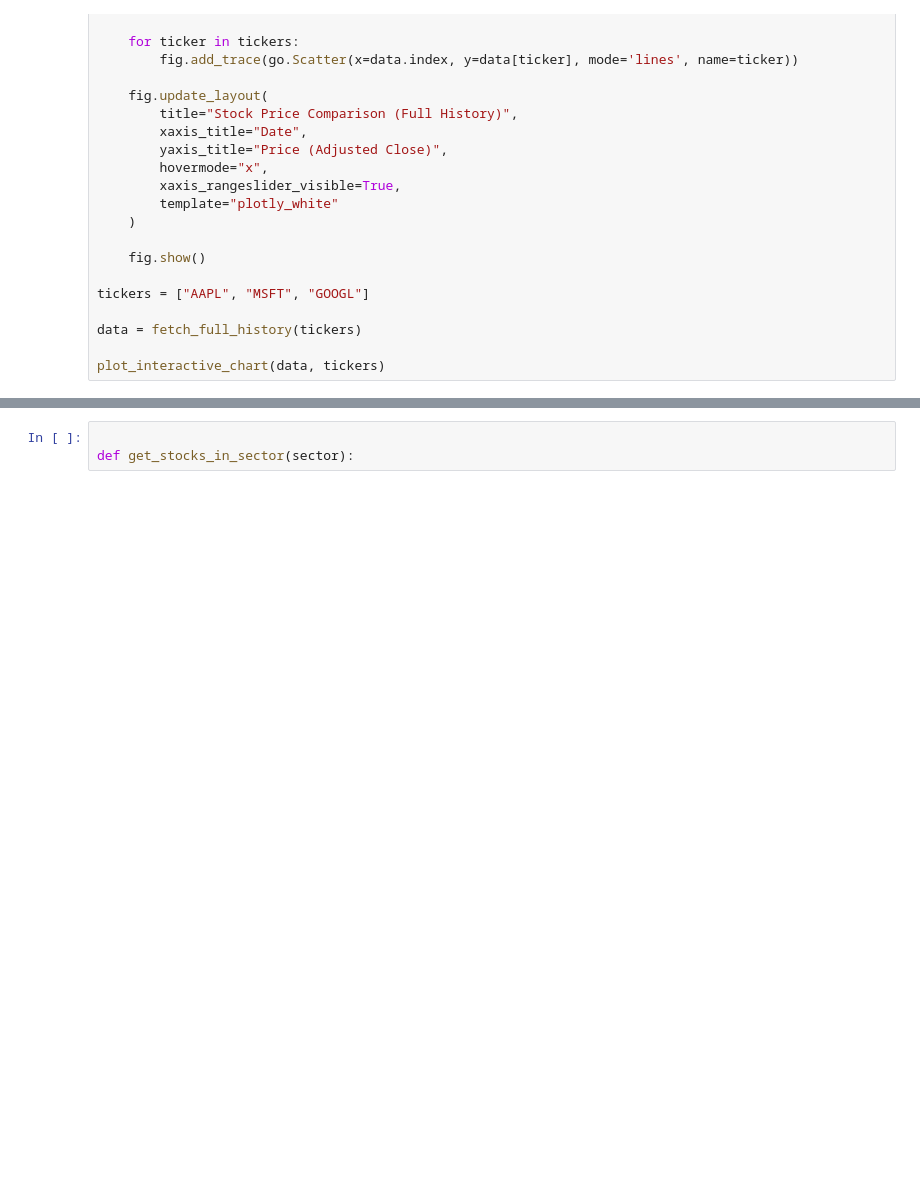
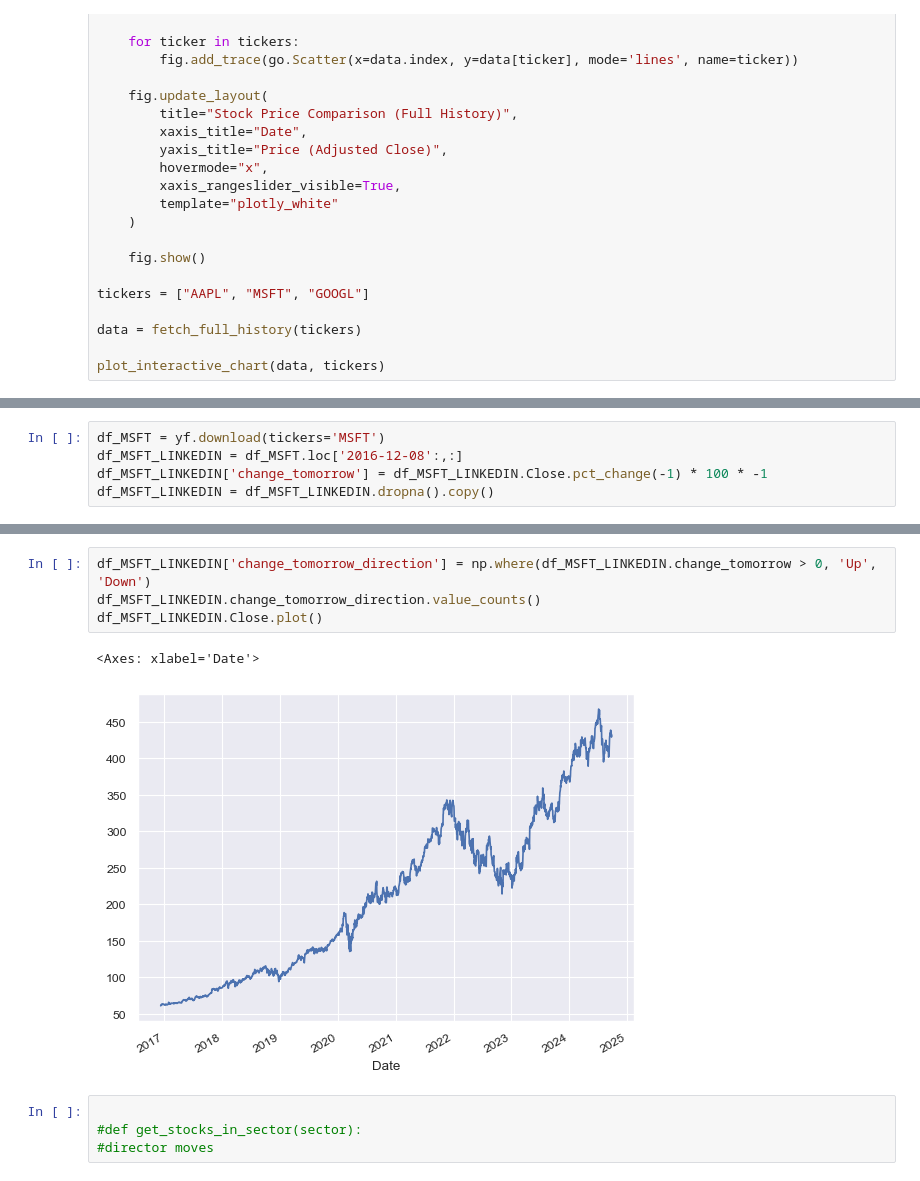
Before and after one commit to LEllis0/multi-asset-research, a Jupyter notebook: equity-research.ipynb, the cells around one changed output, grey strips where cells are left out. Drawn from its saved outputs; the diff is of its cells as text; blank space fills up the shorter version.

```diff
--- a/equity-research.ipynb
+++ b/equity-research.ipynb
@@ -136,0 +160,5 @@ plot_interactive_chart(data, tickers)
+# %%
+df_MSFT = yf.download(tickers='MSFT')
+df_MSFT_LINKEDIN = df_MSFT.loc['2016-12-08':,:]
+df_MSFT_LINKEDIN['change_tomorrow'] = df_MSFT_LINKEDIN.Close.pct_change(-1) * 100 * -1
+df_MSFT_LINKEDIN = df_MSFT_LINKEDIN.dropna().copy()
@@ -137,3 +173,11 @@ plot_interactive_chart(data, tickers)
+# %%
+df_MSFT_LINKEDIN['change_tomorrow_direction'] = np.where(df_MSFT_LINKEDIN.change_tomorrow > 0, 'Up', 'Down')
+df_MSFT_LINKEDIN.change_tomorrow_direction.value_counts()
+df_MSFT_LINKEDIN.Close.plot()
+# %% [output]
+<Axes: xlabel='Date'>
+[figure, added]
 # %%
 
-def get_stocks_in_sector(sector):
+#def get_stocks_in_sector(sector):
+#director moves
```
Also changed, not shown: parts of 8 cells of this notebook, 2 other files.
